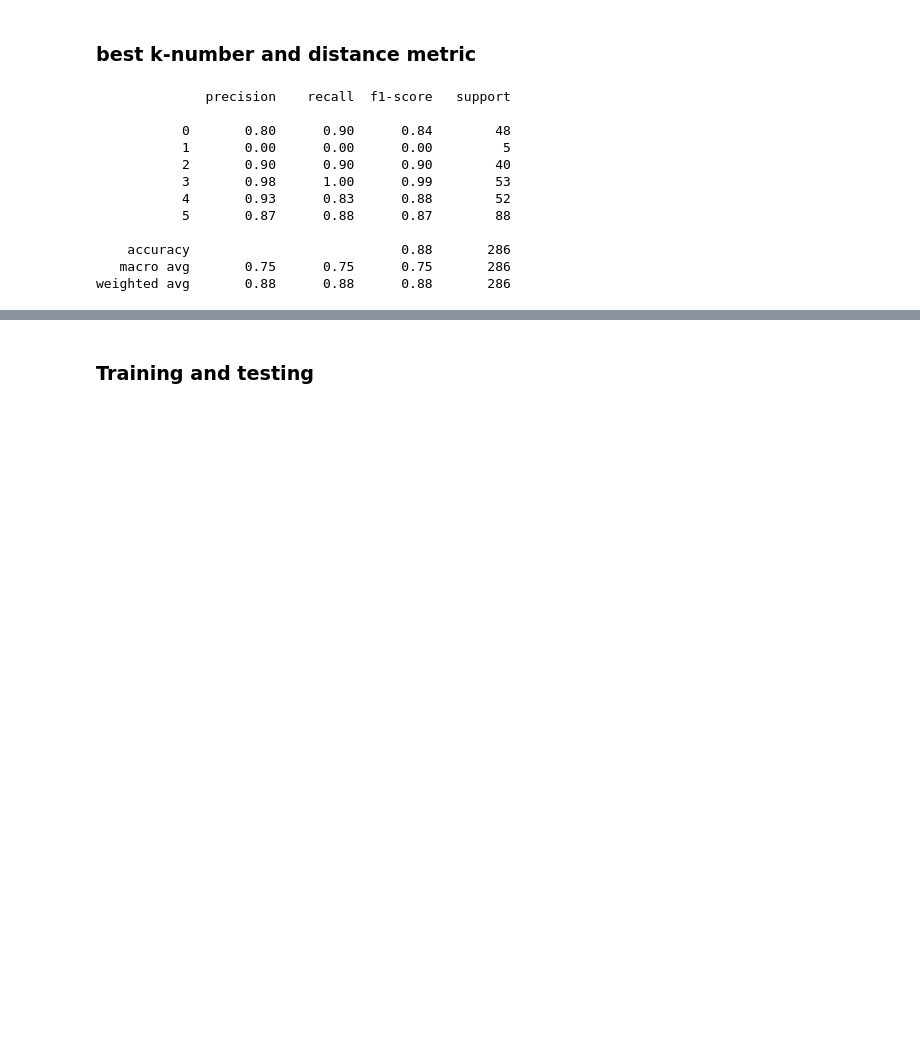
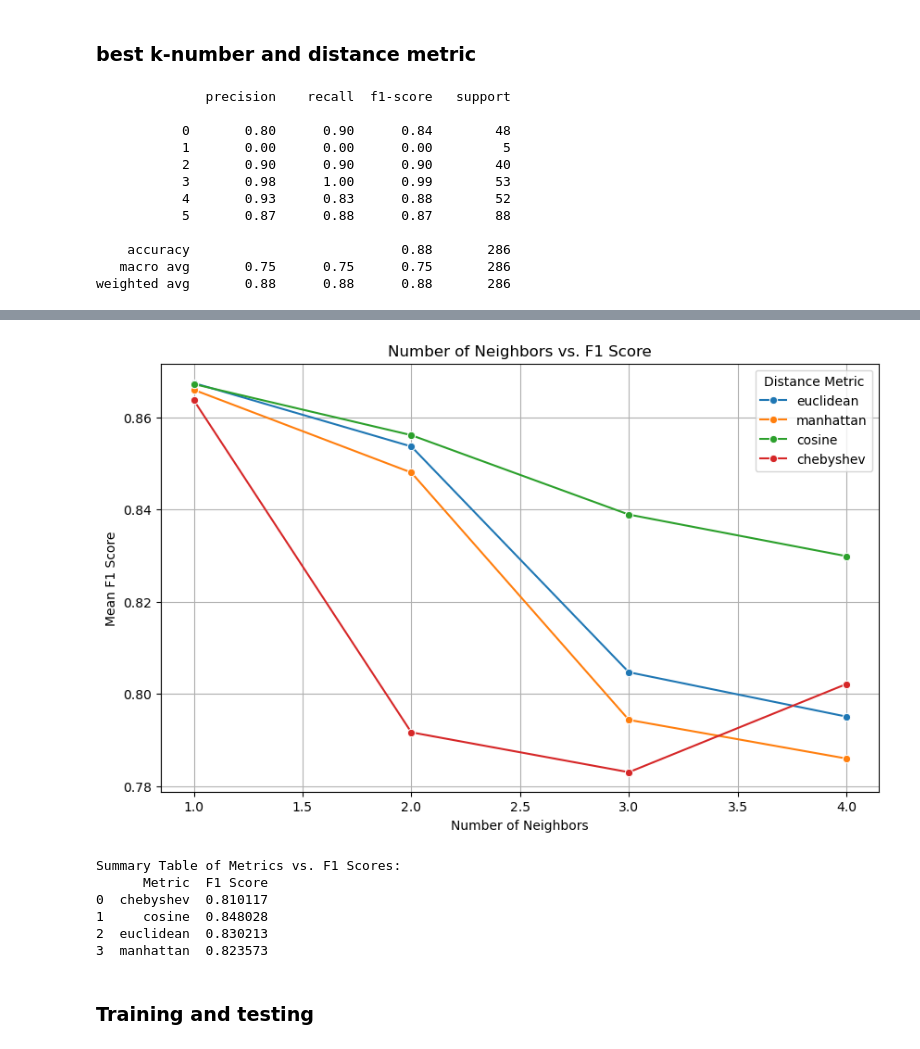
Before and after one commit to Artyom-kurguzkin/ML-ludemes-predictions, a Jupyter notebook: ludemes-gameData-predict.ipynb, the cells around one changed output, grey strips where cells are left out. Saved outputs shown, nothing was run; the diff lists cells and outputs as text; code cells hidden in the pictures; blank space fills up the shorter version.

```diff
--- a/ludemes-gameData-predict.ipynb
+++ b/ludemes-gameData-predict.ipynb
@@ -486,15 +483,0 @@ plt.show()
-# %%
-# Create base KNN classifier
-knn = KNeighborsClassifier(metric='euclidean')
-
-# Use Sequential Feature Selector
-sfs = SequentialFeatureSelector(knn, n_features_to_select='auto', direction='forward', scoring='f1')
-sfs.fit(X_train_pca, y_train)
-
-# Get the selected features
-selected_features = sfs.get_support(indices=True)
-
-X_train_selected = X_train_pca[:, selected_features]
-X_test_selected = X_test_pca[:, selected_features]
-
-print("Selected features indices:", selected_features)
@@ -526,13 +507,15 @@ f1_macro_scorer = make_scorer(f1_score, average='macro')
 
 param_grid = {
     'n_neighbors': np.arange(1, 5),  # Specify the range for n_neighbors
-    'metric': ['euclidean', 'manhattan', 'cosine', 'jaccard']  # Include distance metrics
+    'metric': ['euclidean', 'manhattan', 'cosine', 'chebyshev']  # Include distance metrics
 }
+
+knn = KNeighborsClassifier()
 
 # Perform grid search
 kf = KFold(n_splits=5, shuffle=True, random_state=42)
 grid_search = GridSearchCV(knn, param_grid, scoring=f1_macro_scorer, cv=kf, n_jobs=-1)
-grid_search.fit(X_train_selected, y_train)
+grid_search.fit(X_train_pca, y_train)
 
 # Extract the best parameters and score
 best_k = grid_search.best_params_['n_neighbors']
@@ -584,3 +532,35 @@ plt.show()
+# %%
+
+# Extract results for plotting
+results = grid_search.cv_results_
+
+# Create a DataFrame for the results
+results_df = pd.DataFrame(results)
+
+# Plot n_neighbors vs. F1 score
+plt.figure(figsize=(10, 6))
+sns.lineplot(data=results_df, x='param_n_neighbors', y='mean_test_score', hue='param_metric', marker='o')
+plt.title('Number of Neighbors vs. F1 Score')
+plt.xlabel('Number of Neighbors')
+plt.ylabel('Mean F1 Score')
+plt.legend(title='Distance Metric')
+plt.grid()
+plt.show()
+
+# Create a summary table of metrics vs. F1 scores
+summary_table = results_df[['param_metric', 'mean_test_score']]
+summary_table = summary_table.rename(columns={'param_metric': 'Metric', 'mean_test_score': 'F1 Score'})
+summary_table = summary_table.groupby('Metric').mean().reset_index()
+print("\nSummary Table of Metrics vs. F1 Scores:")
+print(summary_table)
+# %% [output]
+[figure, added]
+Summary Table of Metrics vs. F1 Scores:
+      Metric  F1 Score
+0  chebyshev  0.810117
+1     cosine  0.848028
+2  euclidean  0.830213
+3  manhattan  0.823573
 # %% [markdown]
 ### Training and testing
 # %%
```
Also changed, not shown: parts of 18 cells of this notebook.
